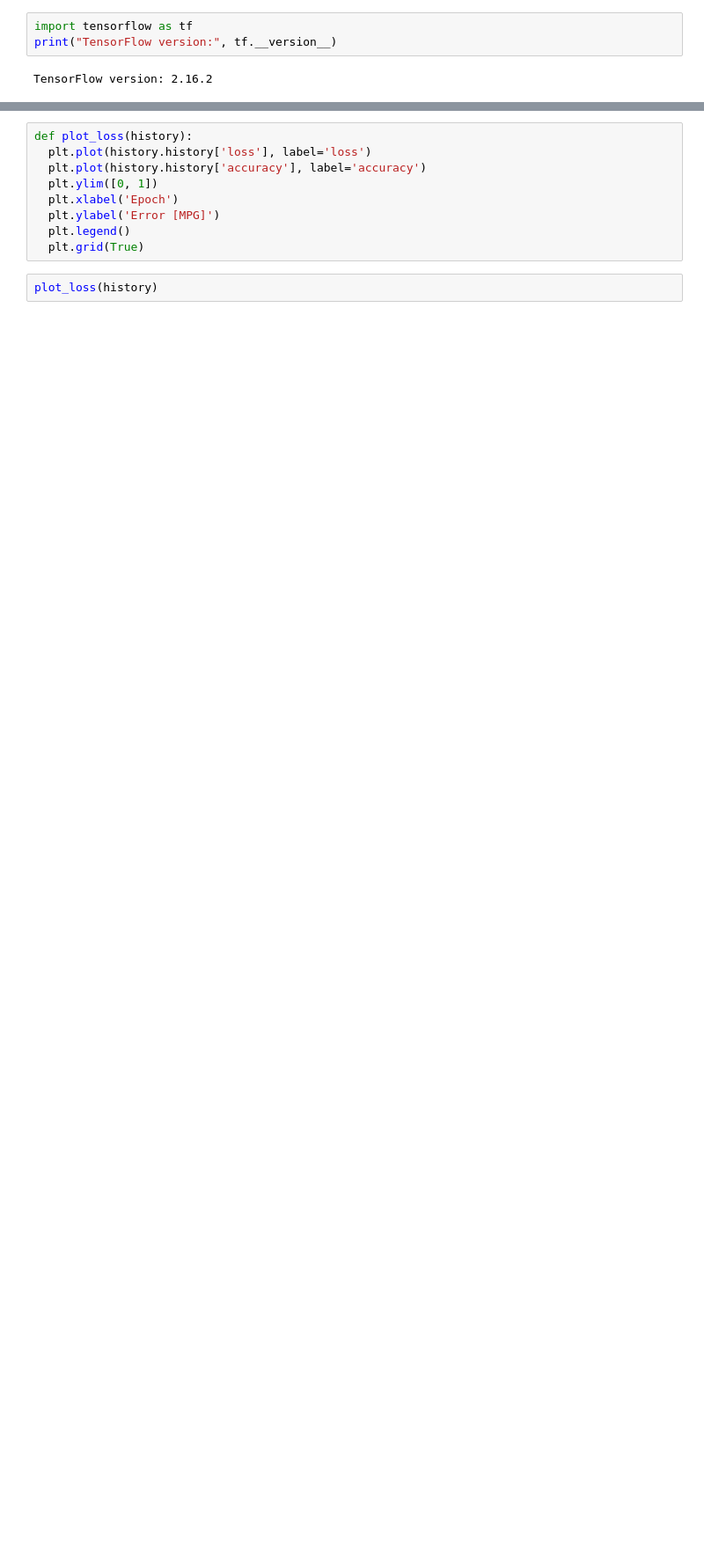
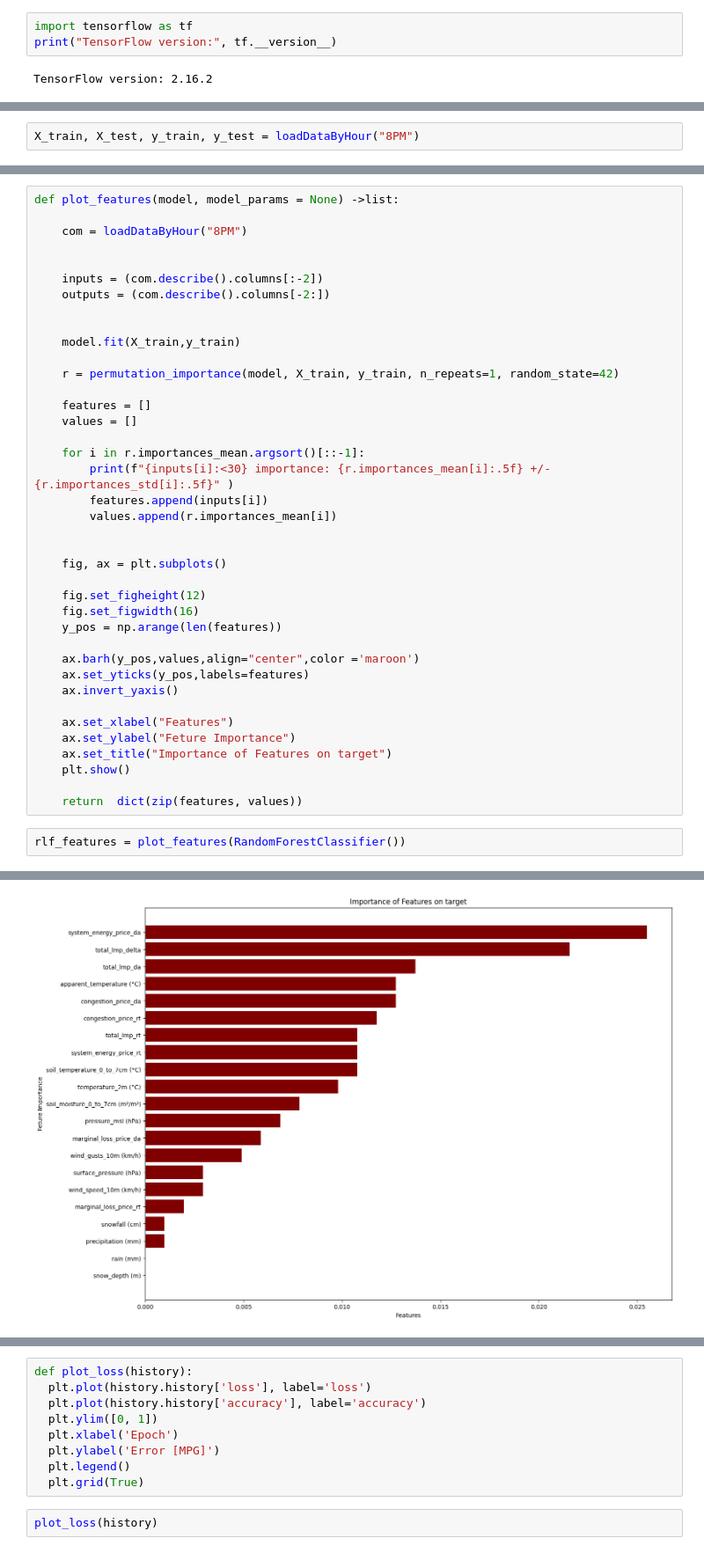
Before and after one commit to PercyQian/summerResearch, a Jupyter notebook: script.ipynb, the cells around one changed output, grey strips where cells are left out. Shown at 88% size. Drawn from its saved outputs; the diff is of its cells as text; blank space fills up the shorter version.

```diff
--- a/script.ipynb
+++ b/script.ipynb
@@ -773,0 +790,2 @@ X_train.shape[1]
+# %%
+X_train, X_test, y_train, y_test = loadDataByHour("8PM")
@@ -773,0 +844,42 @@ X_train.shape[1]
+# %%
+def plot_features(model, model_params = None) ->list:
+
+    com = loadDataByHour("8PM")
+
+
+    inputs = (com.describe().columns[:-2])
+    outputs = (com.describe().columns[-2:])
+
+
+    model.fit(X_train,y_train)
+
+    r = permutation_importance(model, X_train, y_train, n_repeats=1, random_state=42)
+
+    features = []
+    values = []
+
+    for i in r.importances_mean.argsort()[::-1]:
+        print(f"{inputs[i]:<30} importance: {r.importances_mean[i]:.5f} +/- {r.importances_std[i]:.5f}" )
+        features.append(inputs[i])
+        values.append(r.importances_mean[i])
+
+
+    fig, ax = plt.subplots()
+
+    fig.set_figheight(12)
+    fig.set_figwidth(16)
+    y_pos = np.arange(len(features))
+
+    ax.barh(y_pos,values,align="center",color ='maroon')
+    ax.set_yticks(y_pos,labels=features)
+    ax.invert_yaxis()
+
+    ax.set_xlabel("Features")
+    ax.set_ylabel("Feture Importance")
+    ax.set_title("Importance of Features on target")
+    plt.show()
+
+    return  dict(zip(features, values))
+# %%
+rlf_features = plot_features(RandomForestClassifier())
+# %% [output]
@@ -773,0 +903 @@ X_train.shape[1]
+[figure, added]
```
Also changed, not shown: parts of 103 cells of this notebook.
